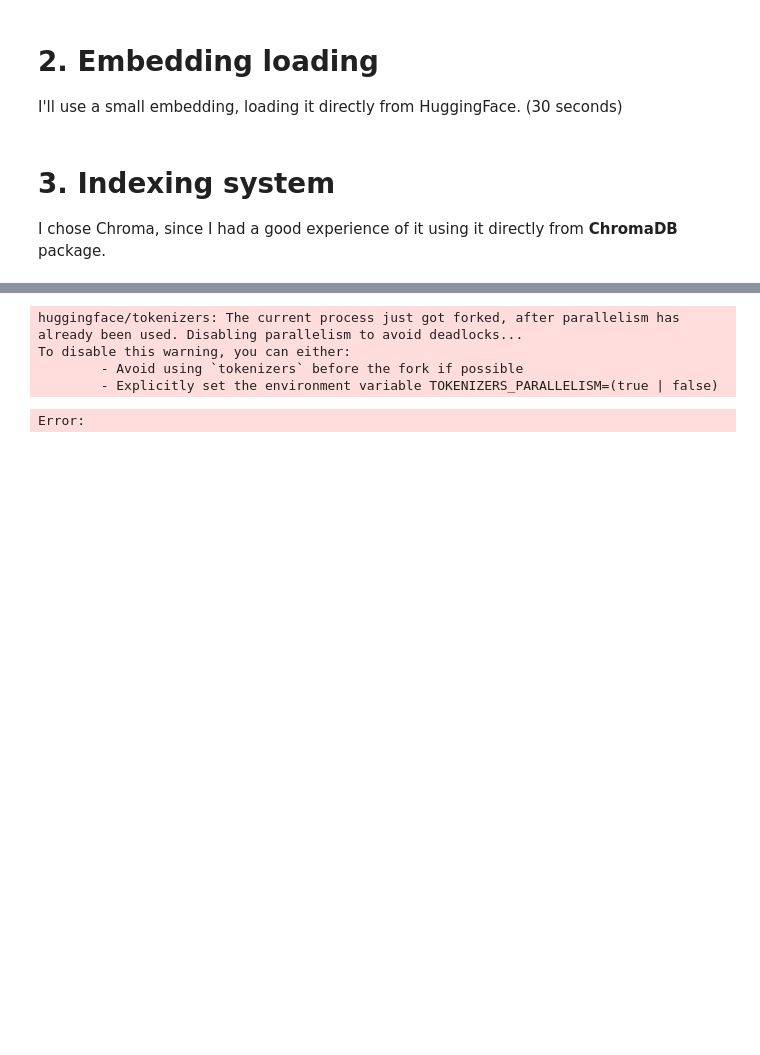
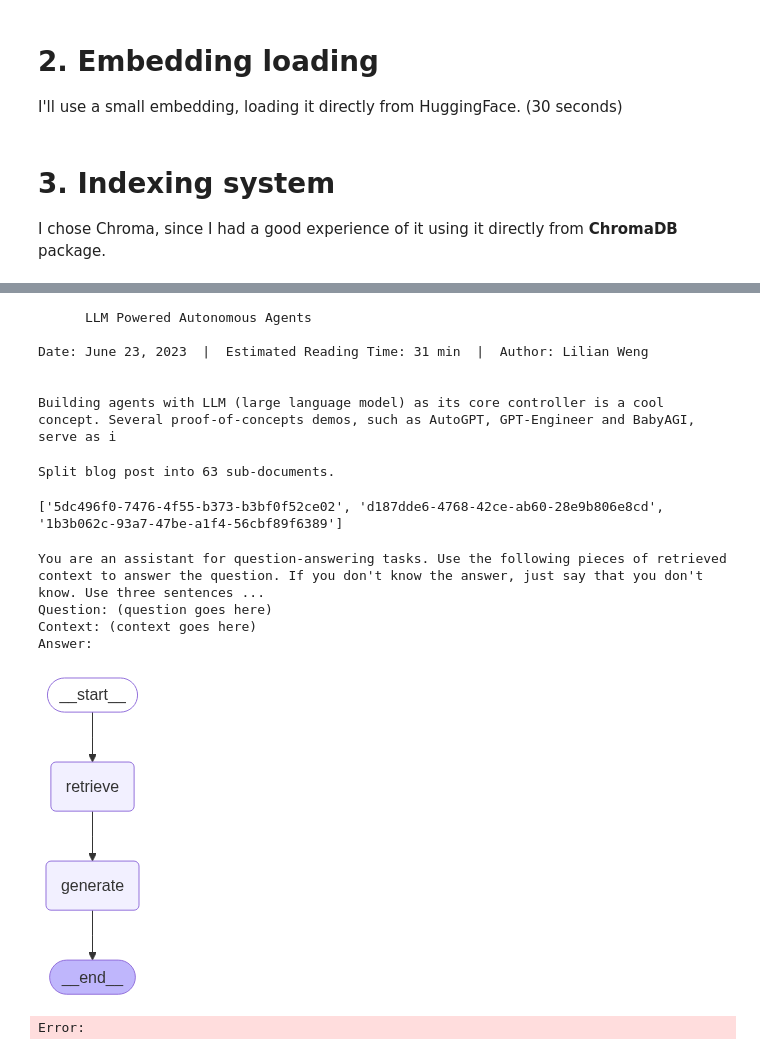
Before and after one commit to nae-bananes/opensourceLLM, a Jupyter notebook: 3 - RAG on unstructured data.ipynb, the cells around one changed output, grey strips where cells are left out. Saved outputs shown, nothing was run; the diff lists cells and outputs as text; code cells hidden in the pictures; blank space fills up the shorter version.

```diff
--- a/3 - RAG on unstructured data.ipynb
+++ b/3 - RAG on unstructured data.ipynb
@@ -131,9 +90,47 @@ graph = graph_builder.compile()
 # %%
-response = graph.invoke({"question": "What is Task Decomposition?"})
-print(response["answer"])
+print(docs[0].page_content[:300])
 # %% [output]
-huggingface/tokenizers: The current process just got forked, after parallelism has already been used. Disabling parallelism to avoid deadlocks...
-To disable this warning, you can either:
-        - Avoid using `tokenizers` before the fork if possible
-        - Explicitly set the environment variable TOKENIZERS_PARALLELISM=(true | false)
+      LLM Powered Autonomous Agents
+
+Date: June 23, 2023  |  Estimated Reading Time: 31 min  |  Author: Lilian Weng
+
+
+Building agents with LLM (large language model) as its core controller is a cool concept. Several proof-of-concepts demos, such as AutoGPT, GPT-Engineer and BabyAGI, serve as i
-Error:
+# %%
+from langchain_text_splitters import RecursiveCharacterTextSplitter
+
+text_splitter = RecursiveCharacterTextSplitter(
+    chunk_size=1000,  # chunk size (characters)
+    chunk_overlap=200,  # chunk overlap (characters)
+    add_start_index=True,  # track index in original document
+)
+all_splits = text_splitter.split_documents(docs)
+
+print(f"Split blog post into {len(all_splits)} sub-documents.")
+# %% [output]
+Split blog post into 63 sub-documents.
+# %%
+document_ids = vector_store.add_documents(documents=all_splits)
+
+print(document_ids[:3])
+# %% [output]
+['5dc496f0-7476-4f55-b373-b3bf0f52ce02', 'd187dde6-4768-42ce-ab60-28e9b806e8cd', '1b3b062c-93a7-47be-a1f4-56cbf89f6389']
+# %%
+from langchain import hub
+os.environ["TOKENIZERS_PARALLELISM"] = "false"
+
+# N.B. for non-US LangSmith endpoints, you may need to specify
+# api_url="https://api.smith.langchain.com" in hub.pull.
+prompt = hub.pull("rlm/rag-prompt")
+
+example_messages = prompt.invoke(
+    {"context": "(context goes here)", "question": "(question goes here)"}
+).to_messages()
+
+assert len(example_messages) == 1
+print(example_messages[0].content)
+# %% [output]
+You are an assistant for question-answering tasks. Use the following pieces of retrieved context to answer the question. If you don't know the answer, just say that you don't know. Use three sentences ...
+Question: (question goes here)
+Context: (context goes here)
+Answer:
@@ -139,0 +161,6 @@ Error:
+# %%
+from IPython.display import Image, display
+
+display(Image(graph.get_graph().draw_mermaid_png()))
+# %% [output]
+[figure, added]
@@ -139,0 +174,7 @@ Error:
+# %%
+result = graph.invoke({"question": "What is Task Decomposition?"})
+
+print(f'Context: {result["context"]}\n\n')
+print(f'Answer: {result["answer"]}')
+# %% [output]
+Error:
```
Also changed, not shown: parts of 5 cells of this notebook, 3 other files.
